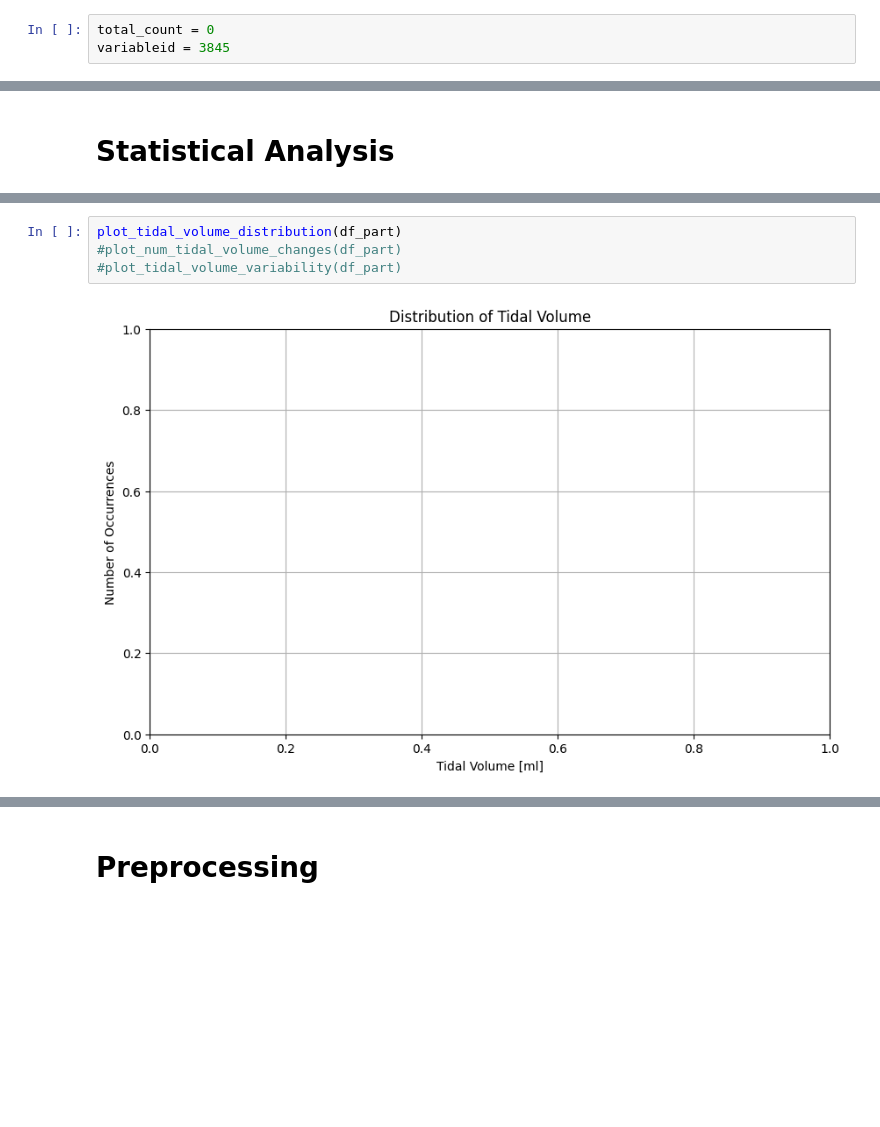
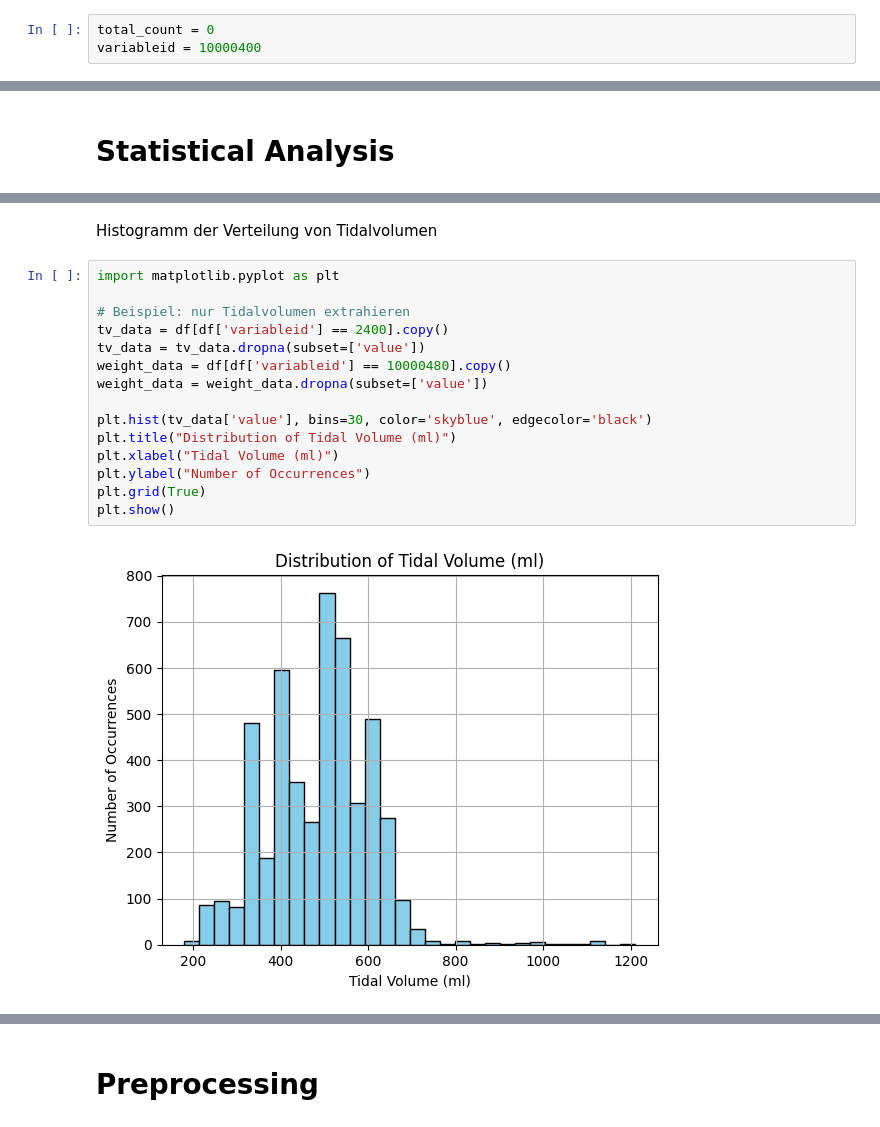
Before and after one commit to KarinaKatke/HiRiD, a Jupyter notebook: getting_started.ipynb, the cells around one changed output, grey strips where cells are left out. Cells and saved outputs as stored; diff of their text form; blank space fills up the shorter version.

```diff
--- a/getting_started.ipynb
+++ b/getting_started.ipynb
@@ -148,7 +148,7 @@ variableid = 300
 # Wie viele Einträge hat eine bestimmte Variable?
 # %%
 total_count = 0
-variableid = 3845
+variableid = 10000400
 # %%
 # zählen wie viel data wir zu einer spezifischen value haben, in diesem parquet file
 
@@ -394,6 +296,19 @@ def plot_tidal_volume_variability(df, variable_ids=["vm61"]):
-# %%
-plot_tidal_volume_distribution(df_part)
-#plot_num_tidal_volume_changes(df_part)
-#plot_tidal_volume_variability(df_part)
-# %% [output]
-[figure, removed]
+# %% [markdown]
+Histogramm der Verteilung von Tidalvolumen
+# %%
+import matplotlib.pyplot as plt
+
+# Beispiel: nur Tidalvolumen extrahieren
+tv_data = df[df['variableid'] == 2400].copy()
+tv_data = tv_data.dropna(subset=['value'])
+weight_data = df[df['variableid'] == 10000480].copy()
+weight_data = weight_data.dropna(subset=['value'])
+
+plt.hist(tv_data['value'], bins=30, color='skyblue', edgecolor='black')
+plt.title("Distribution of Tidal Volume (ml)")
+plt.xlabel("Tidal Volume (ml)")
+plt.ylabel("Number of Occurrences")
+plt.grid(True)
+plt.show()
+# %% [output]
+[figure, added]
```
Also changed, not shown: parts of 20 cells of this notebook.
